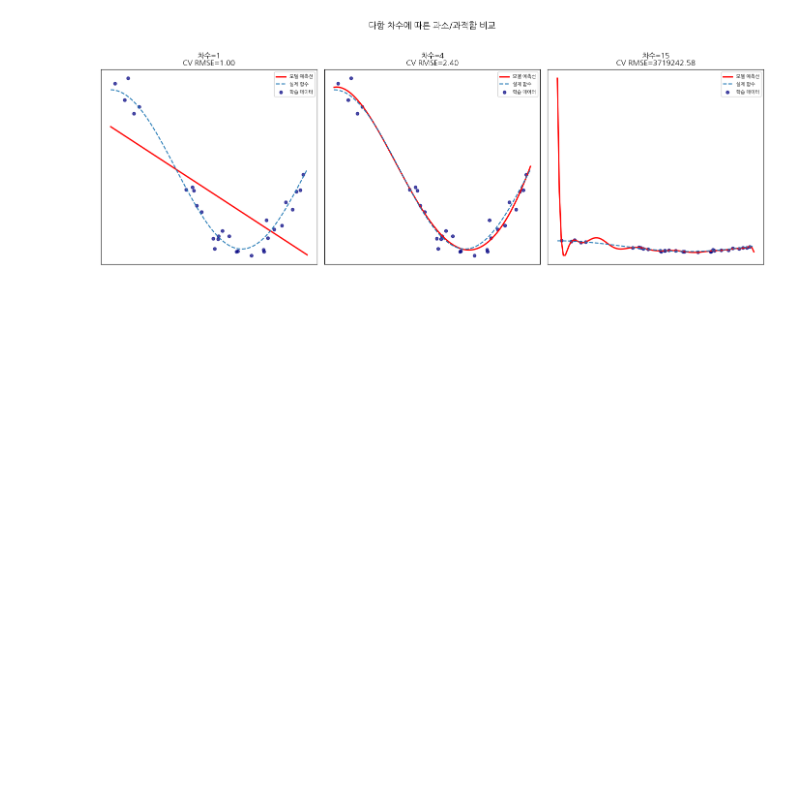
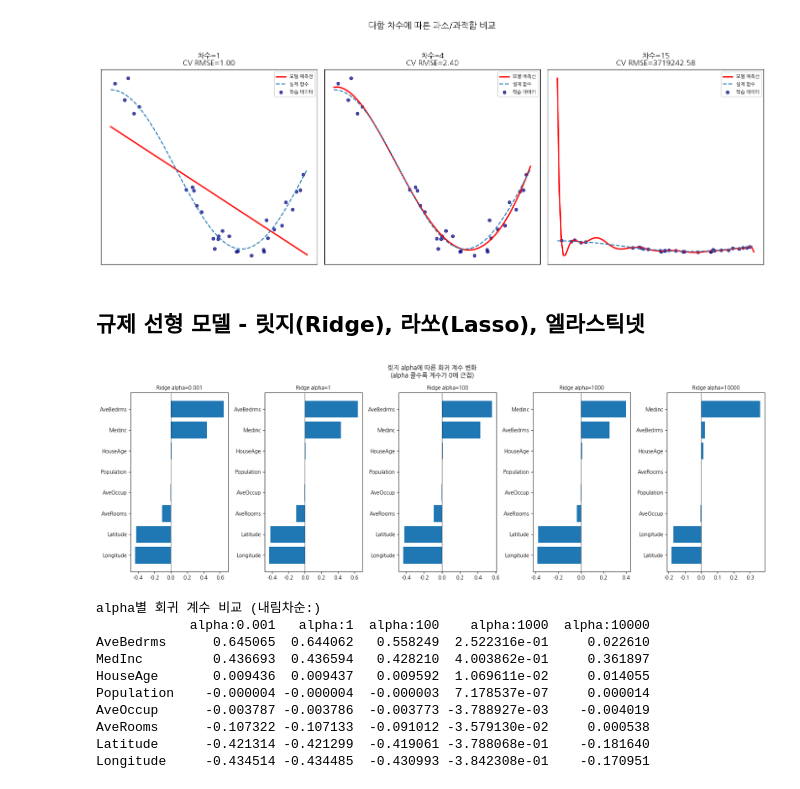
Before and after one commit to hmmnyamminji/python, a Jupyter notebook: Chapter05_회귀.ipynb, the cells around one changed output. Drawn from its saved outputs; the diff is of its cells as text; code cells hidden in the pictures; blank space fills up the shorter version.

```diff
--- a/Chapter05_회귀.ipynb
+++ b/Chapter05_회귀.ipynb
@@ -471,3 +461,50 @@ plt.tight_layout()
 plt.show()
 # %% [output]
 [figure]
+# %% [markdown]
+## 규제 선형 모델 - 릿지(Ridge), 라쏘(Lasso), 엘라스틱넷
+# %%
+import matplotlib.pyplot as plt
+import pandas as pd
+from sklearn.linear_model import Ridge, Lasso, ElasticNet
+
+# 릿지 회귀 (Ridge Regression)
+# alpha에 따른 회귀 계수 변화 시각화
+alphas = [0.001, 1, 100, 1000, 10000]
+fig, axs = plt.subplots(figsize=(18,6), nrows=1, ncols=5)
+coeff_df = pd.DataFrame() # alpha별 계수를 하나의 DataFrame에 저장
+
+for pos, alpha in enumerate(alphas):
+  ridge = Ridge(alpha=alpha)
+  ridge.fit(X_data, y_target)
+
+  # 각 피처의 회귀 계수를 Series로 변환
+  coeff = pd.Series(data=ridge.coef_, index=X_data.columns)
+  columns = f'alpha:{alpha}'
+  coeff_df[columns] = coeff
+
+  coeff_vals = coeff.sort_values(ascending=True)
+  axs[pos].barh(y=coeff_vals.index, width=coeff_vals.values)
+  axs[pos].set_title(f'Ridge alpha={alpha}', fontsize=10)
+  axs[pos].axvline(0, color='black', linewidth=0.5) # 0 기준선
+
+plt.suptitle('릿지 alpha에 따른 회귀 계수 변화\n(alpha 클수록 계수가 0에 근접)', fontsize=12)
+plt.tight_layout()
+plt.show()
+
+# alpha별 계수 비교 테이블
+print('\nalpha별 회귀 계수 비교 (내림차순:)')
+sort_column = f'alpha:{alphas[0]}'
+print(coeff_df.sort_values(by=sort_column, ascending=False))
+# %% [output]
+[figure, added]
+alpha별 회귀 계수 비교 (내림차순:)
+            alpha:0.001   alpha:1  alpha:100    alpha:1000  alpha:10000
+AveBedrms      0.645065  0.644062   0.558249  2.522316e-01     0.022610
+MedInc         0.436693  0.436594   0.428210  4.003862e-01     0.361897
+HouseAge       0.009436  0.009437   0.009592  1.069611e-02     0.014055
+Population    -0.000004 -0.000004  -0.000003  7.178537e-07     0.000014
+AveOccup      -0.003787 -0.003786  -0.003773 -3.788927e-03    -0.004019
+AveRooms      -0.107322 -0.107133  -0.091012 -3.579130e-02     0.000538
+Latitude      -0.421314 -0.421299  -0.419061 -3.788068e-01    -0.181640
+Longitude     -0.434514 -0.434485  -0.430993 -3.842308e-01    -0.170951
```
Also changed, not shown: parts of 9 cells of this notebook.
